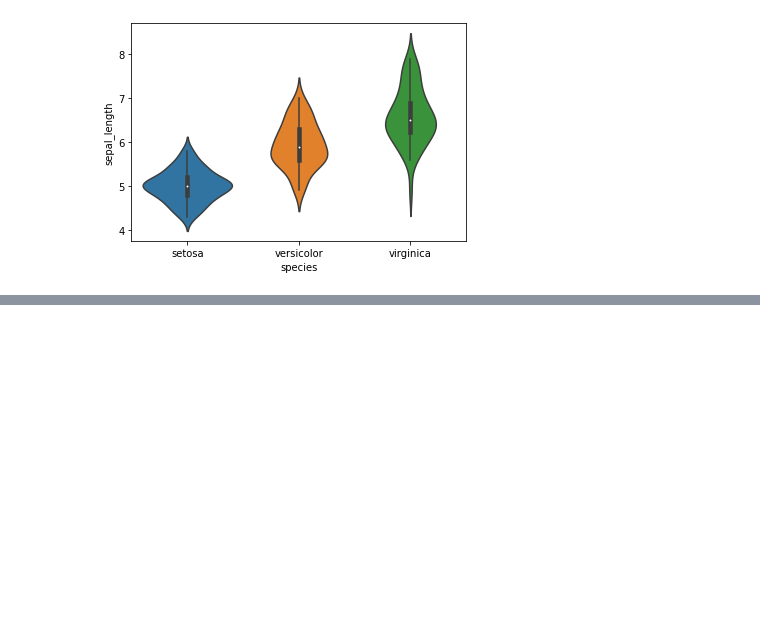
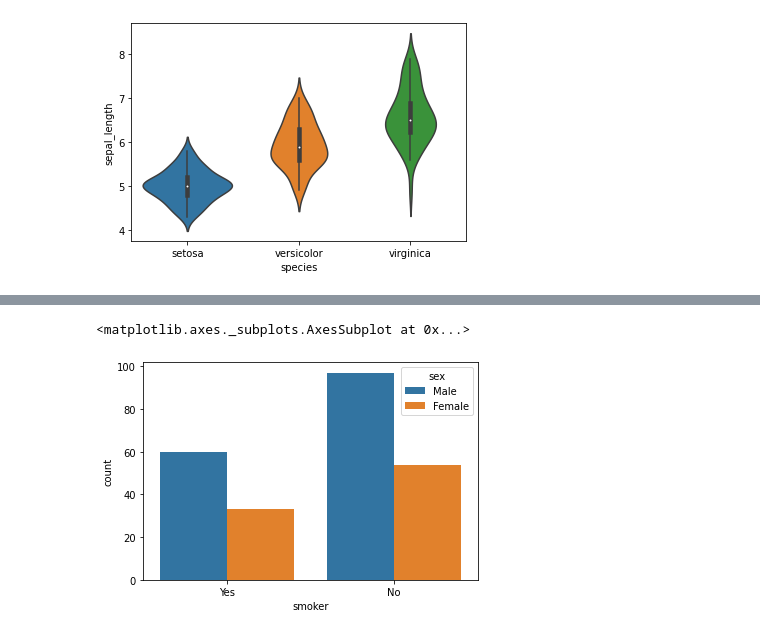
Before and after one commit to kavithachitriki/SCALER_PRACTICE, a Jupyter notebook: seaborn_practice.ipynb, the cells around one changed output, grey strips where cells are left out. Cells and saved outputs as stored; diff of their text form; code cells hidden in the pictures; blank space fills up the shorter version.

```diff
--- a/seaborn_practice.ipynb
+++ b/seaborn_practice.ipynb
@@ -170,0 +181,5 @@ sns.violinplot(x="species",y="sepal_length",data=iris,estimator=np.mean)
+# %%
+sns.countplot(x=tips["smoker"],hue=tips["sex"],dodge=True)
+# %% [output]
+<matplotlib.axes._subplots.AxesSubplot at 0x...>
+[figure, added]
```
Also changed, not shown: parts of 5 cells of this notebook.
